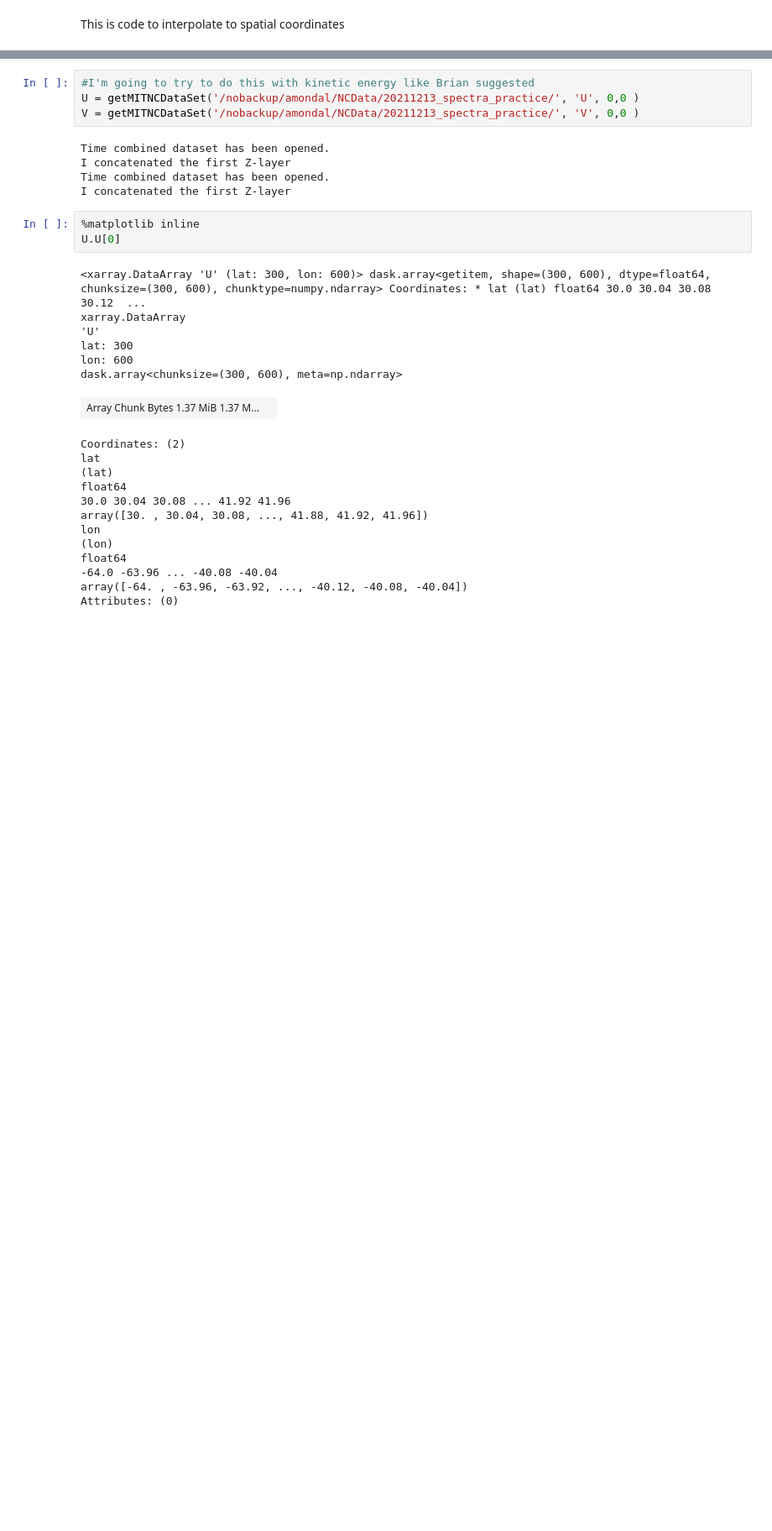
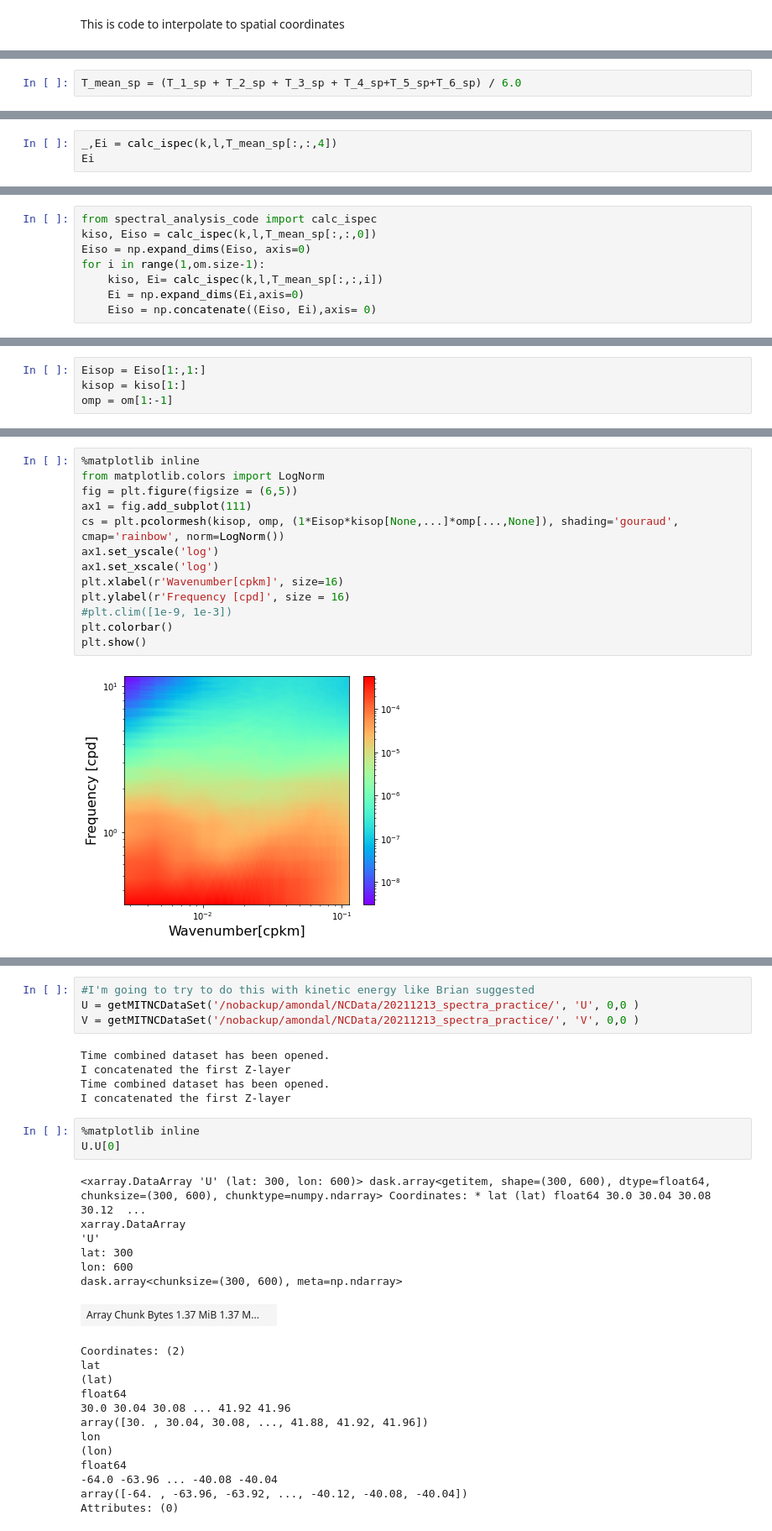
Before and after one commit to avik2007/CoupledOceAtmo, a Jupyter notebook: mit_geos_analysis/notebook18_theta_budget_spectra_hbl_analysis.ipynb, the cells around one changed output, grey strips where cells are left out. Shown: that part at 84% size. Saved outputs shown, nothing was run; the diff lists cells and outputs as text; blank space fills up the shorter version.

Commit message:
Attempting to calculate spectra, correctly. Not completed yet  but this is the most up to date attempt.

```diff
--- a/mit_geos_analysis/notebook18_theta_budget_spectra_hbl_analysis.ipynb
+++ b/mit_geos_analysis/notebook18_theta_budget_spectra_hbl_analysis.ipynb
@@ -863,0 +824,2 @@ array(3.17018424)
+# %%
+T_mean_sp = (T_1_sp + T_2_sp + T_3_sp + T_4_sp+T_5_sp+T_6_sp) / 6.0
@@ -863,0 +845,3 @@ array(3.17018424)
+# %%
+_,Ei = calc_ispec(k,l,T_mean_sp[:,:,4])
+Ei
@@ -863,0 +862,8 @@ array(3.17018424)
+# %%
+from spectral_analysis_code import calc_ispec
+kiso, Eiso = calc_ispec(k,l,T_mean_sp[:,:,0])
+Eiso = np.expand_dims(Eiso, axis=0)
+for i in range(1,om.size-1):
+    kiso, Ei= calc_ispec(k,l,T_mean_sp[:,:,i])
+    Ei = np.expand_dims(Ei,axis=0)
+    Eiso = np.concatenate((Eiso, Ei),axis= 0)
@@ -863,0 +886,4 @@ array(3.17018424)
+# %%
+Eisop = Eiso[1:,1:]
+kisop = kiso[1:]
+omp = om[1:-1]
@@ -863,0 +910,15 @@ array(3.17018424)
+# %%
+%matplotlib inline
+from matplotlib.colors import LogNorm
+fig = plt.figure(figsize = (6,5))
+ax1 = fig.add_subplot(111)
+cs = plt.pcolormesh(kisop, omp, (1*Eisop*kisop[None,...]*omp[...,None]), shading='gouraud', cmap='rainbow', norm=LogNorm())
+ax1.set_yscale('log')
+ax1.set_xscale('log')
+plt.xlabel(r'Wavenumber[cpkm]', size=16)
+plt.ylabel(r'Frequency [cpd]', size = 16)
+#plt.clim([1e-9, 1e-3])
+plt.colorbar()
+plt.show()
+# %% [output]
+[figure, added]
```
Also changed, not shown: parts of 150 cells of this notebook, 28 other files.
